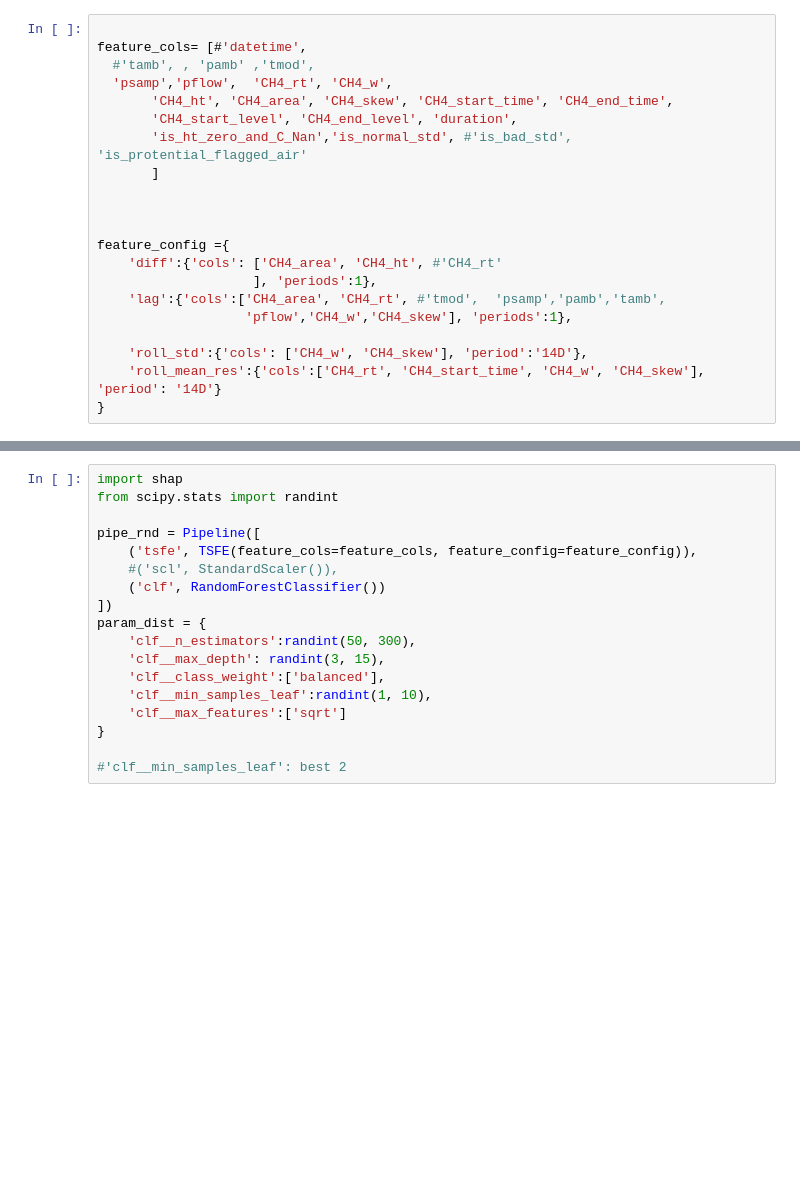
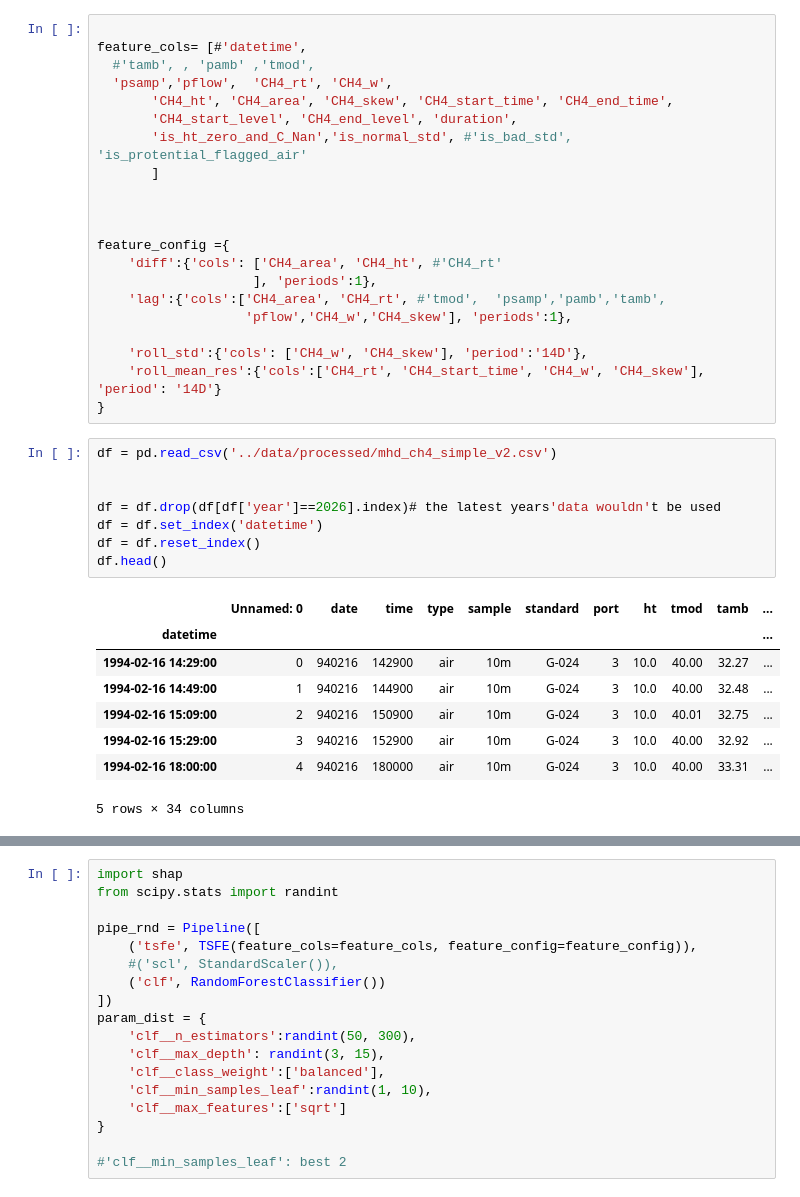
Before and after one commit to mcodcatyu/research_project, a Jupyter notebook: mhd/gridsearch_v4.ipynb, the cells around one changed output, grey strips where cells are left out. Drawn from its saved outputs; the diff is of its cells as text; blank space fills up the shorter version.

```diff
--- a/mhd/gridsearch_v4.ipynb
+++ b/mhd/gridsearch_v4.ipynb
@@ -132,4 +132,21 @@ feature_config ={
     'roll_std':{'cols': ['CH4_w', 'CH4_skew'], 'period':'14D'},
     'roll_mean_res':{'cols':['CH4_rt', 'CH4_start_time', 'CH4_w', 'CH4_skew'], 'period': '14D'}
 }
+# %%
+df = pd.read_csv('../data/processed/mhd_ch4_simple_v2.csv')
+
+
+df = df.drop(df[df['year']==2026].index)# the latest years'data wouldn't be used
+df = df.set_index('datetime')
+df = df.reset_index()
+df.head()
+# %% [output]
+|  | Unnamed: 0 | date | time | type | sample | standard | port | ht | tmod | tamb | ... |
+| datetime |  |  |  |  |  |  |  |  |  |  | ... |
+| 1994-02-16 14:29:00 | 0 | 940216 | 142900 | air | 10m | G-024 | 3 | 10.0 | 40.00 | 32.27 | ... |
+| 1994-02-16 14:49:00 | 1 | 940216 | 144900 | air | 10m | G-024 | 3 | 10.0 | 40.00 | 32.48 | ... |
+| 1994-02-16 15:09:00 | 2 | 940216 | 150900 | air | 10m | G-024 | 3 | 10.0 | 40.01 | 32.75 | ... |
+| 1994-02-16 15:29:00 | 3 | 940216 | 152900 | air | 10m | G-024 | 3 | 10.0 | 40.00 | 32.92 | ... |
+| 1994-02-16 18:00:00 | 4 | 940216 | 180000 | air | 10m | G-024 | 3 | 10.0 | 40.00 | 33.31 | ... |
+5 rows × 34 columns
 # %%
```
Also changed, not shown: parts of 1 cell of this notebook, 4 other files.
